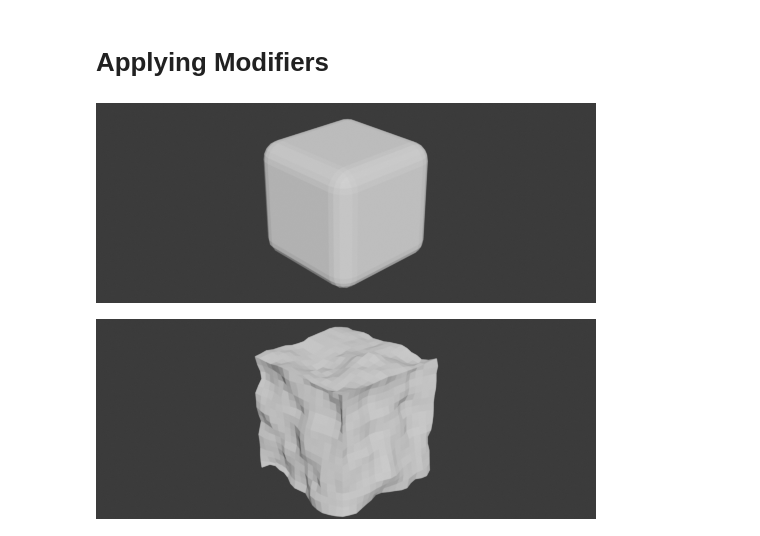
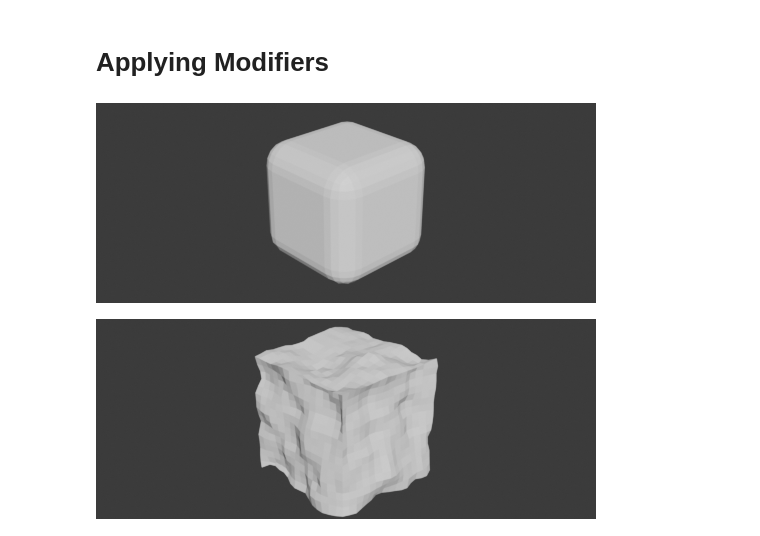
Before and after one commit to kolibril13/bpy-gallery, a Jupyter notebook: docs/n1objects.ipynb, the cells around one changed output. Drawn from its saved outputs; the diff is of its cells as text; code cells hidden in the pictures.

```diff
--- a/docs/n1objects.ipynb
+++ b/docs/n1objects.ipynb
@@ -6,7 +6,10 @@ bpy.app.version_string # current blender version
 # %% [output]
 '4.3.2'
 # %%
+from pathlib import Path
 from IPython.display import display, Image
+from math import radians
+
 
 def fresh_scene(keep_cube=False):
     # Deselect all objects
@@ -21,23 +24,28 @@ def fresh_scene(keep_cube=False):
         else:
             obj.select_set(True)
 
+    # Delete selected objects
     bpy.ops.object.delete()
 
-    # Add light
+    # Add a light source
     bpy.ops.object.light_add(type='SUN')
     sun = bpy.context.active_object
 
     sun.location = (0, 0, 0)
-    from math import radians
     sun.rotation_euler = (radians(204), radians(-133), radians(-67))
     sun.data.energy = 5
 
+def render_result():
+    # Render the scene and save the result to the desktop
+    path = Path.home() / 'Downloads'
+    output_path = str(path / 'img.png')
+    bpy.ops.render.render()
+    bpy.data.images['Render Result'].save_render(filepath=output_path)
 
-def render_result():
-    bpy.ops.render.render()
-    bpy.data.images['Render Result'].save_render(filepath="img.png")
-    display(Image(filename="img.png"))
+    # Display the saved image
+    display(Image(filename=output_path))
 
+# Set render resolution
 bpy.context.scene.render.resolution_x = 500
 bpy.context.scene.render.resolution_y = 200
 # %%
@@ -133,17 +141,17 @@ render_result()
 # %%
 fresh_scene()
 bpy.ops.mesh.primitive_cube_add(size=2, location=(0, 0, 0))
 cube = bpy.context.active_object
 bevel_modifier = cube.modifiers.new(name="Bevel", type='BEVEL')
-bevel_modifier.width = 0.3  # Adjust the bevel width
+bevel_modifier.width = 0.4  # Adjust the bevel width
 bevel_modifier.segments = 5  # Number of segments for a smoother bevel
 
 # Optionally apply the modifier if needed (not necessary for visualization)
 # bpy.ops.object.modifier_apply(modifier="Bevel")
 
 render_result()
 # %% [output]
-[figure, old version]
+[figure, new version]
 # %%
 fresh_scene()
 bpy.ops.mesh.primitive_cube_add(size=2, location=(0, 0, 0))
```
Also changed, not shown: parts of 15 cells of this notebook.
